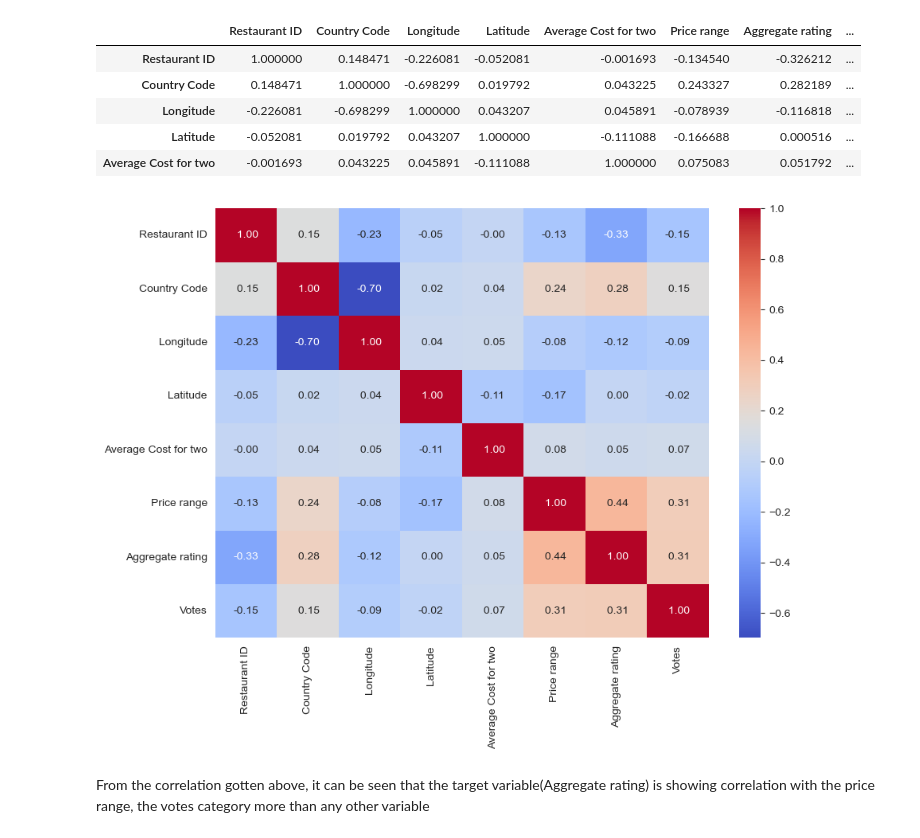
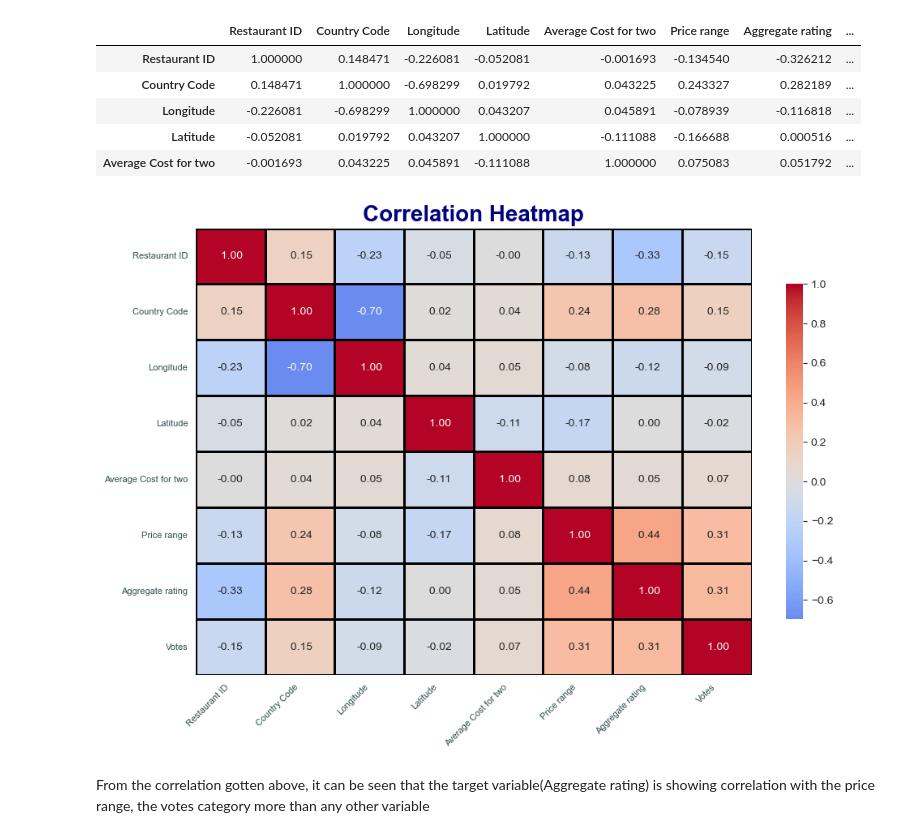
Before and after one commit to Jaywestty/COGNIFY-INTERNSHIP-PROJECT, a Jupyter notebook: Cognifyz Internship Updated.ipynb, the cells around one changed output. Cells and saved outputs as stored; diff of their text form; code cells hidden in the pictures.

```diff
--- a/Cognifyz Internship Updated.ipynb
+++ b/Cognifyz Internship Updated.ipynb
@@ -132,14 +132,26 @@ df_corr.head()
 | Longitude | -0.226081 | -0.698299 | 1.000000 | 0.043207 | 0.045891 | -0.078939 | -0.116818 | ... |
 | Latitude | -0.052081 | 0.019792 | 0.043207 | 1.000000 | -0.111088 | -0.166688 | 0.000516 | ... |
 | Average Cost for two | -0.001693 | 0.043225 | 0.045891 | -0.111088 | 1.000000 | 0.075083 | 0.051792 | ... |
-# %%
-#Visualize the correlation
-
-plt.figure(figsize=(10,7))
-sns.heatmap(df_corr, annot=True, fmt=' .2f', cmap='coolwarm')
-plt.show()
-# %% [output]
-[figure, removed]
+# %%
+#Visualize the correlation
+
+# Set up the matplotlib figure
+plt.figure(figsize=(10,7))
+
+# Draw the heatmap with the mask and correct aspect ratio
+sns.heatmap(df_corr, annot=True, fmt=' .2f', cmap='coolwarm',center=0,
+            linewidths=1, linecolor='black', cbar_kws={"shrink": .75})
+
+# Add title and adjust font sizes for better readability
+plt.title('Correlation Heatmap', fontsize=20, fontweight='bold', color='navy')
+plt.xticks(fontsize=8, rotation=45, ha='right', color='darkslategray')
+plt.yticks(fontsize=8, rotation=0, color='darkslategray')
+
+# Show the plot
+plt.tight_layout()
+plt.show()
+# %% [output]
+[figure, added]
 # %% [markdown]
 From the correlation gotten above, it can be seen that the target variable(Aggregate rating) is showing correlation with the price range, the votes category more than any other variable
 # %%
```
Also changed, not shown: parts of 22 cells of this notebook.
